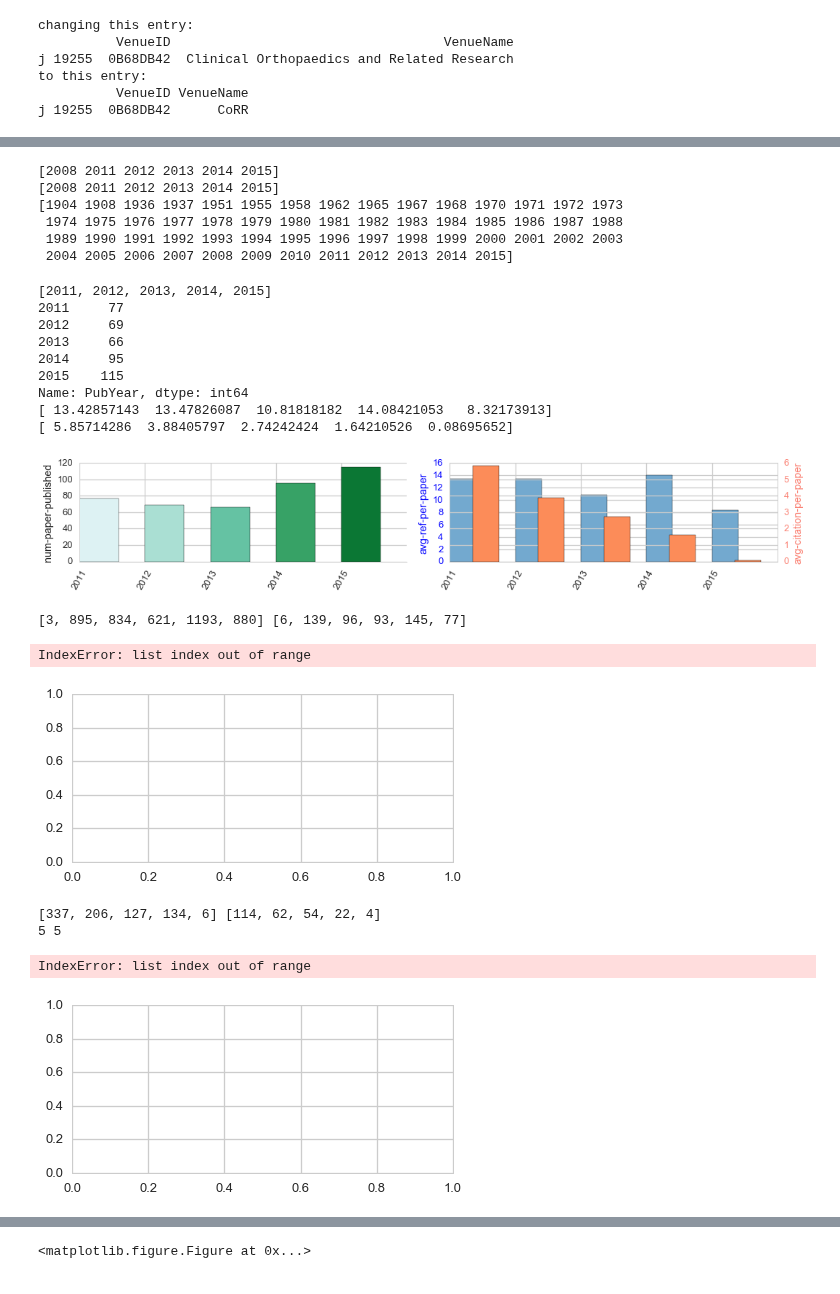
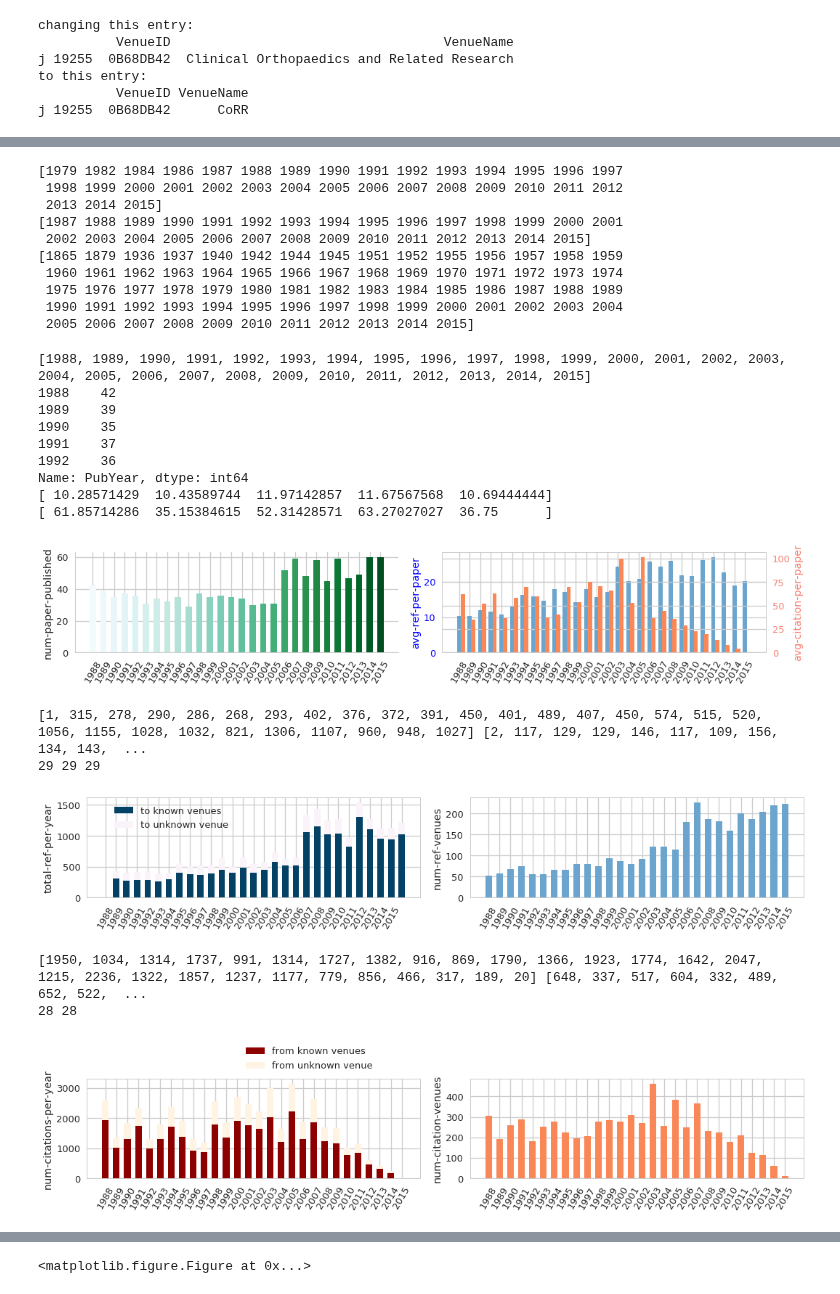
Before and after one commit to csmetrics/influencemap, a Jupyter notebook: python/plot_conf_citations.ipynb, the cells around one changed output, grey strips where cells are left out. Saved outputs shown, nothing was run; the diff lists cells and outputs as text; code cells hidden in the pictures.

```diff
--- a/python/plot_conf_citations.ipynb
+++ b/python/plot_conf_citations.ipynb
@@ -38,25 +38,29 @@ sns.set()
 %matplotlib inline
 
 #conf = 'MMSys'
-conf = 'ICMR'
-#conf = 'PLDI'
+#conf = 'ICMR'
+conf = 'PLDI'
 #conf = 'NIPS'
 #conf = 'ACL'
 #conf = 'MM'
-data_dir = './data'
+data_dir = '/mnt/data/MicrosoftAcademicGraph/data_txt'
+out_dir = '/localdata/u5642715/influenceMapOut'
 
-plot_dir = '/Users/xlx/SkyDrive/Repositories/cmLab/static/img/citation' #'./plots'
-post_dir = '/Users/xlx/SkyDrive/Repositories/cmLab/content/citation'
+plot_dir = '/localdata/u5642715/influenceMapOut/img/citation' #'./plots'
+post_dir = '/localdata/u5642715/influenceMapOut/content/citation'
 
 if not os.path.exists(os.path.join(plot_dir, conf)):
     os.makedirs(os.path.join(plot_dir, conf))
+
+if not os.path.exists(os.path.join(post_dir, conf)):
+    os.makedirs(os.path.join(post_dir, conf))
 # %% [markdown]
 input data:
 
 * dataframes: paper, citing, cited
 * conference + journal --> df_venue, displaynames
 # %%
-d = pickle.load( open(os.path.join(data_dir, 'cite_records.'+conf+".pkl"), 'rb') )
+d = pickle.load( open(os.path.join(out_dir, conf, 'cite_records.'+conf+".pkl"), 'rb') )
 # pickle.dump({"name":c, 'citing':dfx_citing, "cited":dfx_cited, "paper":df_paper},
 #           open(os.path.join(data_dir, 'cite_records.'+c+".pkl"), 'wb') )
 
@@ -175,12 +179,16 @@ print( np.unique(df_paper['PubYear'] ) )
 print( np.unique(df_citing['PaperPubYear'] ) )
 print( np.unique(df_citing['RefPubYear'] ) )
 # %% [output]
-[2008 2011 2012 2013 2014 2015]
-[2008 2011 2012 2013 2014 2015]
-[1904 1908 1936 1937 1951 1955 1958 1962 1965 1967 1968 1970 1971 1972 1973
- 1974 1975 1976 1977 1978 1979 1980 1981 1982 1983 1984 1985 1986 1987 1988
- 1989 1990 1991 1992 1993 1994 1995 1996 1997 1998 1999 2000 2001 2002 2003
- 2004 2005 2006 2007 2008 2009 2010 2011 2012 2013 2014 2015]
+[1979 1982 1984 1986 1987 1988 1989 1990 1991 1992 1993 1994 1995 1996 1997
+ 1998 1999 2000 2001 2002 2003 2004 2005 2006 2007 2008 2009 2010 2011 2012
+ 2013 2014 2015]
+[1987 1988 1989 1990 1991 1992 1993 1994 1995 1996 1997 1998 1999 2000 2001
+ 2002 2003 2004 2005 2006 2007 2008 2009 2010 2011 2012 2013 2014 2015]
+[1865 1879 1936 1937 1940 1942 1944 1945 1951 1952 1955 1956 1957 1958 1959
+ 1960 1961 1962 1963 1964 1965 1966 1967 1968 1969 1970 1971 1972 1973 1974
+ 1975 1976 1977 1978 1979 1980 1981 1982 1983 1984 1985 1986 1987 1988 1989
+ 1990 1991 1992 1993 1994 1995 1996 1997 1998 1999 2000 2001 2002 2003 2004
+ 2005 2006 2007 2008 2009 2010 2011 2012 2013 2014 2015]
 # %%
 paper_years = np.unique(df_citing['PaperPubYear'] )
 paper_count = df_paper['PubYear'].value_counts(sort=False)[paper_years]
@@ -197,15 +205,15 @@ print(paper_count.head())
 print( ref_pp[:5])
 print( cit_pp[:5])
 # %% [output]
-[2011, 2012, 2013, 2014, 2015]
-2011     77
-2012     69
-2013     66
-2014     95
-2015    115
+[1988, 1989, 1990, 1991, 1992, 1993, 1994, 1995, 1996, 1997, 1998, 1999, 2000, 2001, 2002, 2003, 2004, 2005, 2006, 2007, 2008, 2009, 2010, 2011, 2012, 2013, 2014, 2015]
+1988    42
+1989    39
+1990    35
+1991    37
+1992    36
 Name: PubYear, dtype: int64
-[ 13.42857143  13.47826087  10.81818182  14.08421053   8.32173913]
-[ 5.85714286  3.88405797  2.74242424  1.64210526  0.08695652]
+[ 10.28571429  10.43589744  11.97142857  11.67567568  10.69444444]
+[ 61.85714286  35.15384615  52.31428571  63.27027027  36.75      ]
 # %%
 # data profile: # of papers published per year, citations per year
 
@@ -257,7 +265,7 @@ for tl in ax2a.get_yticklabels():
 plt.tight_layout()
 plt.savefig(os.path.join(plot_dir, conf, conf+'_cnt_paper.png'), dpi=cur_dpi, transparent=True)
 # %% [output]
-[figure, old version]
+[figure, new version]
 # %%
 """# of citings over years, w/wo venues; # of citing venues over years"""
 plt.figure(figsize=(15, 3))
@@ -275,38 +283,41 @@ for name, gf in df_citing.groupby(['PaperPubYear']):
     citing_not_null.append( len ( gf['RefVenueID'][gf['RefVenueID'] != ''] ) )
     citing_num_null.append( len ( gf['RefVenueID'][gf['RefVenueID'] == ''] ) )
 
+x_pos = [x+1 for x in range(len(citing_not_null))]
 print(citing_not_null, citing_num_null)
+print(len(citing_not_null), len(citing_num_null), len(x_pos))
 m1 = max(mdx+3, len(bar_colrs3)-1)
 m2 = min(mdx-3, 0)
 rects3a = ax3.bar(x_pos, citing_not_null, width=.6, color=bar_colrs3[m1])
 rects3b = ax3.bar(x_pos, citing_num_null, width=.6, color=bar_colrs3[m2], bottom=citing_not_null)
 
 tk3 = plt.xticks(x_pos, paper_years, rotation=60)
 ax3.set_ylabel('total-ref-per-year')
 plt.legend((rects3a[0], rects3b[0]),
            ('to known venues', 'to unknown venue'), bbox_to_anchor=(.45, 1))
 
 ax4 = plt.subplot(1, 2, 2)
 sns.set_style("whitegrid")
 
 venue_counts = np.zeros( len(paper_years) )
 for name, gf in df_citing[df_citing['RefVenueID'] != ''].groupby(['PaperPubYear']):
-    idy = np.where(paper_years==name)
+    idy = np.where(name==np.array(paper_years))
     if idy[0].size:
         venue_counts[idy] = len( gf['RefVenueID'].value_counts() )
     #venue_counts.append( len( gf['RefVenueID'].value_counts() ) )
 
+x_pos = [x+1 for x in range(len(venue_counts))]
 rects4 = ax4.bar(x_pos, venue_counts, width=.6, color=bar_colrs3[mdx])
 
 tk4 = plt.xticks(x_pos, paper_years, rotation=60)
 ax4.set_ylabel('num-ref-venues')
 
 plt.tight_layout()
 plt.savefig(os.path.join(plot_dir, conf, conf+'_cnt_ref.png'), dpi=cur_dpi, transparent=True)
 # %% [output]
-[3, 895, 834, 621, 1193, 880] [6, 139, 96, 93, 145, 77]
+[1, 315, 278, 290, 286, 268, 293, 402, 376, 372, 391, 450, 401, 489, 407, 450, 574, 515, 520, 1056, 1155, 1028, 1032, 821, 1306, 1107, 960, 948, 1027] [2, 117, 129, 129, 146, 117, 109, 156, 134, 143,  ...
+29 29 29
-IndexError: list index out of range
-[figure, old version]
+[figure, new version]
 # %%
 """# of citations over publication years, w/wo venues; # of venues over years"""
 
@@ -343,7 +354,7 @@ sns.set_style("whitegrid")
 
 venue_counts = np.zeros( len(paper_years) )
 for name, gf in df_cited[df_cited['PaperVenueID'] != ''].groupby(['RefPubYear']):
-    idy = np.where(paper_years==name)
+    idy = np.where(name==np.array(paper_years))
     if idy[0].size:
         venue_counts[idy] = len( gf['PaperVenueID'].value_counts() )
     #if name in paper_years:
@@ -356,10 +367,9 @@ ax6.set_ylabel('num-citation-venues')
 plt.tight_layout()
 plt.savefig(os.path.join(plot_dir, conf, conf+'_cnt_citation.png'), dpi=cur_dpi, transparent=True)
 # %% [output]
-[337, 206, 127, 134, 6] [114, 62, 54, 22, 4]
-5 5
+[1950, 1034, 1314, 1737, 991, 1314, 1727, 1382, 916, 869, 1790, 1366, 1923, 1774, 1642, 2047, 1215, 2236, 1322, 1857, 1237, 1177, 779, 856, 466, 317, 189, 20] [648, 337, 517, 604, 332, 489, 652, 522,  ...
+28 28
-IndexError: list index out of range
-[figure, old version]
+[figure, new version]
 # %%
 print('{} paper papers from {} to {}, citing {} others, avg {:0.2f} references per paper'.format(
         len(df_paper), df_paper['PubYear'].min(), df_paper['PubYear'].max(), len(df_citing), len(df_citing)/len(df_paper)))
```
Also changed, not shown: parts of 13 cells of this notebook, 2 other files.
